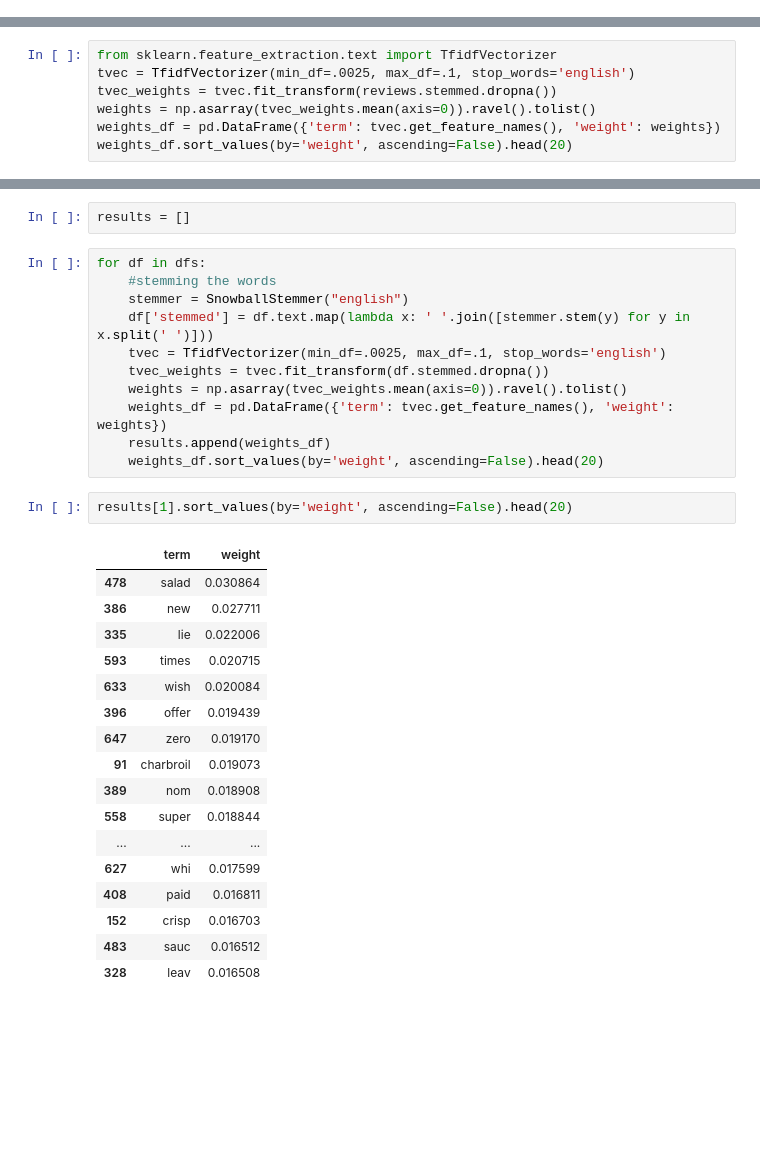
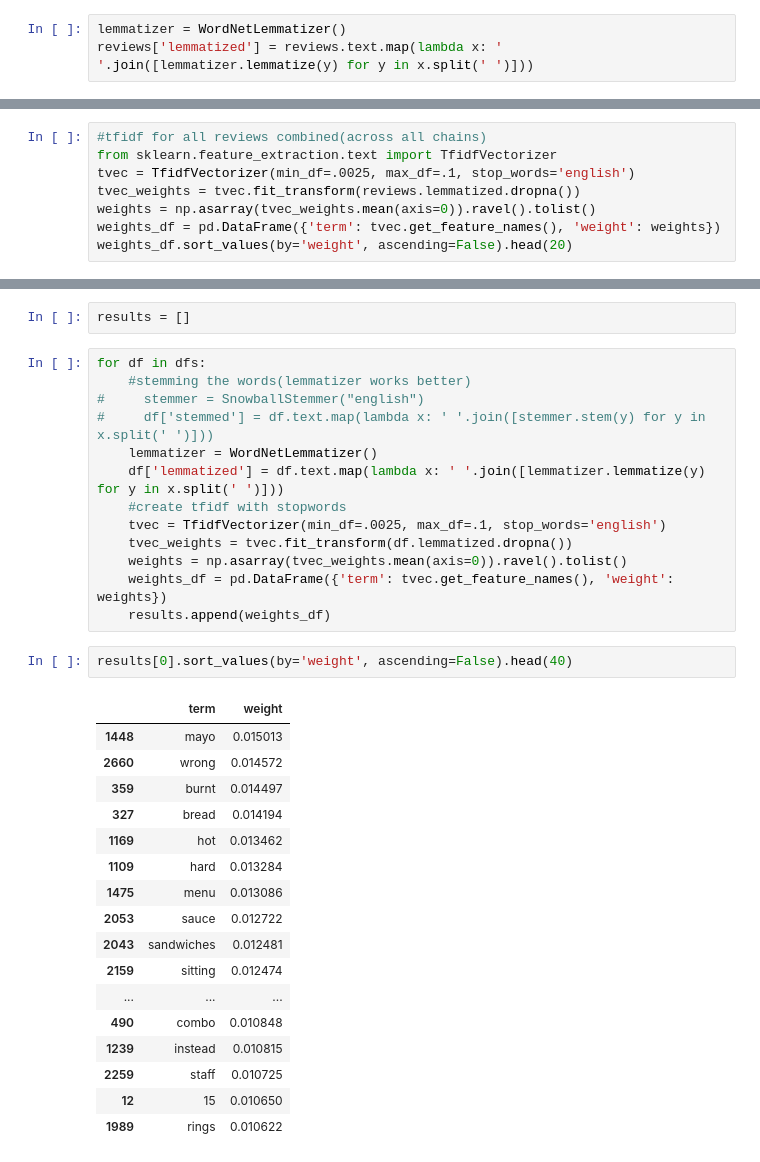
Before and after one commit to ericshi123/STAT628FinalProject, a Jupyter notebook: tfidf.ipynb, the cells around one changed output, grey strips where cells are left out. Drawn from its saved outputs; the diff is of its cells as text; blank space fills up the shorter version.

```diff
--- a/tfidf.ipynb
+++ b/tfidf.ipynb
@@ -25,6 +26,9 @@ reviews.head(5)
 reviews.shape
 # %% [output]
 (2424, 23)
+# %%
+lemmatizer = WordNetLemmatizer()
+reviews['lemmatized'] = reviews.text.map(lambda x: ' '.join([lemmatizer.lemmatize(y) for y in x.split(' ')]))
 # %%
 stemmer = SnowballStemmer("english")
 reviews['stemmed'] = reviews.text.map(lambda x: ' '.join([stemmer.stem(y) for y in x.split(' ')]))
@@ -139,7 +143,8 @@ weights_df.sort_values(by='weight', ascending=False).head(20)
 # %%
+#tfidf for all reviews combined(across all chains)
 from sklearn.feature_extraction.text import TfidfVectorizer
 tvec = TfidfVectorizer(min_df=.0025, max_df=.1, stop_words='english')
-tvec_weights = tvec.fit_transform(reviews.stemmed.dropna())
+tvec_weights = tvec.fit_transform(reviews.lemmatized.dropna())
 weights = np.asarray(tvec_weights.mean(axis=0)).ravel().tolist()
 weights_df = pd.DataFrame({'term': tvec.get_feature_names(), 'weight': weights})
 weights_df.sort_values(by='weight', ascending=False).head(20)
@@ -170,32 +175,34 @@ dfs = [df1,df2,df3,df4,df5,df6,df7]
 results = []
 # %%
 for df in dfs:
-    #stemming the words
-    stemmer = SnowballStemmer("english")
-    df['stemmed'] = df.text.map(lambda x: ' '.join([stemmer.stem(y) for y in x.split(' ')]))
+    #stemming the words(lemmatizer works better)
+#     stemmer = SnowballStemmer("english")
+#     df['stemmed'] = df.text.map(lambda x: ' '.join([stemmer.stem(y) for y in x.split(' ')]))
+    lemmatizer = WordNetLemmatizer()
+    df['lemmatized'] = df.text.map(lambda x: ' '.join([lemmatizer.lemmatize(y) for y in x.split(' ')]))
+    #create tfidf with stopwords
     tvec = TfidfVectorizer(min_df=.0025, max_df=.1, stop_words='english')
-    tvec_weights = tvec.fit_transform(df.stemmed.dropna())
+    tvec_weights = tvec.fit_transform(df.lemmatized.dropna())
     weights = np.asarray(tvec_weights.mean(axis=0)).ravel().tolist()
     weights_df = pd.DataFrame({'term': tvec.get_feature_names(), 'weight': weights})
     results.append(weights_df)
-    weights_df.sort_values(by='weight', ascending=False).head(20)
 # %%
-results[1].sort_values(by='weight', ascending=False).head(20)
+results[0].sort_values(by='weight', ascending=False).head(40)
 # %% [output]
 |  | term | weight |
-| 478 | salad | 0.030864 |
-| 386 | new | 0.027711 |
-| 335 | lie | 0.022006 |
-| 593 | times | 0.020715 |
-| 633 | wish | 0.020084 |
-| 396 | offer | 0.019439 |
-| 647 | zero | 0.019170 |
-| 91 | charbroil | 0.019073 |
-| 389 | nom | 0.018908 |
-| 558 | super | 0.018844 |
+| 1448 | mayo | 0.015013 |
+| 2660 | wrong | 0.014572 |
+| 359 | burnt | 0.014497 |
+| 327 | bread | 0.014194 |
+| 1169 | hot | 0.013462 |
+| 1109 | hard | 0.013284 |
+| 1475 | menu | 0.013086 |
+| 2053 | sauce | 0.012722 |
+| 2043 | sandwiches | 0.012481 |
+| 2159 | sitting | 0.012474 |
 | ... | ... | ... |
-| 627 | whi | 0.017599 |
-| 408 | paid | 0.016811 |
-| 152 | crisp | 0.016703 |
-| 483 | sauc | 0.016512 |
-| 328 | leav | 0.016508 |
+| 490 | combo | 0.010848 |
+| 1239 | instead | 0.010815 |
+| 2259 | staff | 0.010725 |
+| 12 | 15 | 0.010650 |
+| 1989 | rings | 0.010622 |
```
Also changed, not shown: parts of 25 cells of this notebook.
